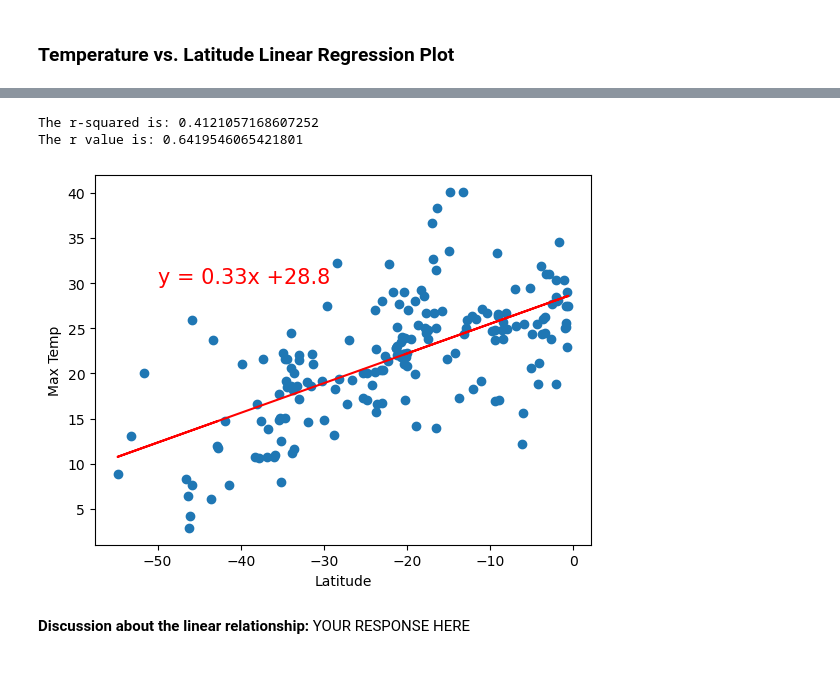
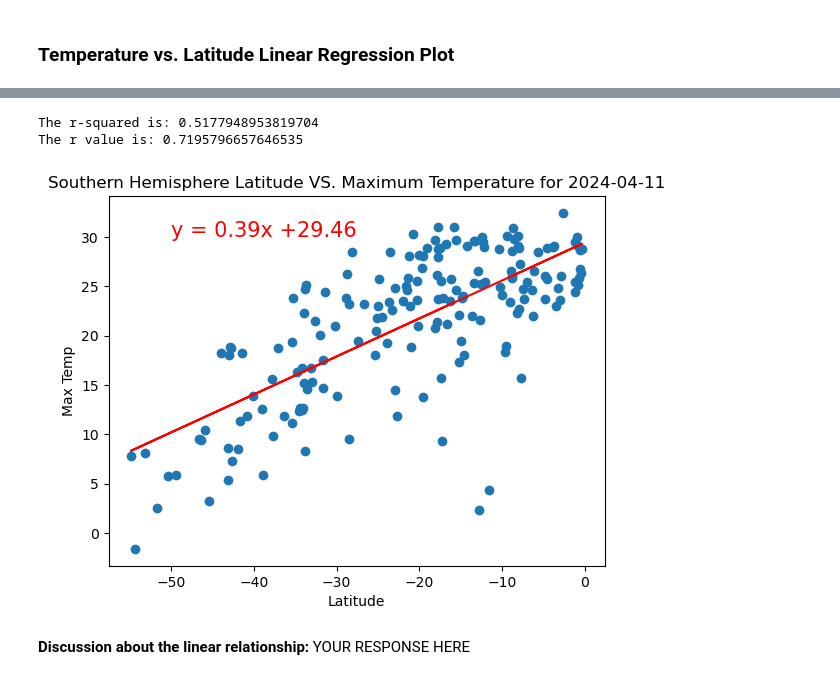
Before and after one commit to Y1U9M9A4I/python-api-challenge, a Jupyter notebook: WeatherPy/WeatherPy_Analysis.ipynb, the cells around one changed output, grey strips where cells are left out. Drawn from its saved outputs; the diff is of its cells as text; code cells hidden in the pictures.

```diff
--- a/WeatherPy/WeatherPy_Analysis.ipynb
+++ b/WeatherPy/WeatherPy_Analysis.ipynb
@@ -325,7 +225,7 @@ Index: []>
 city_data_df.to_csv("output_data/cities.csv", index_label="City_ID")
 # %%
 # Read saved data
-city_data_df = pd.read_csv("output_data/cities2.csv", index_col="City_ID")
+city_data_df = pd.read_csv("output_data/cities.csv", index_col="City_ID")
 
 # Display sample data
 city_data_df.head()
@@ -487,22 +390,24 @@ Text(0, 0.5, 'Max Temp')
 # %%
 # Linear regression on Southern Hemisphere
 x_values = southern_hemi_df["Lat"]
 y_values = southern_hemi_df["Max Temp"]
 (slope, intercept, rvalue, pvalue, stderr) = linregress(x_values, y_values)
 regress_values = x_values * slope + intercept
 line_eq = "y = " + str(round(slope,2)) + "x +" + str(round(intercept,2))
 plt.scatter(x_values, y_values)
 plt.plot(x_values, regress_values, "r-")
 plt.annotate(line_eq,(-50,30),fontsize=15,color="red")
+plt.title('Southern Hemisphere Latitude VS. Maximum Temperature for 2024-04-11')
 plt.xlabel('Latitude')
 plt.ylabel('Max Temp')
+plt.tight_layout
 
 print(f"The r-squared is: {rvalue**2}")
 print(f"The r value is: {rvalue}")
 # %% [output]
-The r-squared is: 0.4121057168607252
-The r value is: 0.6419546065421801
+The r-squared is: 0.5177948953819704
+The r value is: 0.7195796657646535
-[figure, old version]
+[figure, new version]
 # %% [markdown]
 **Discussion about the linear relationship:** YOUR RESPONSE HERE
 # %% [markdown]
```
Also changed, not shown: parts of 26 cells of this notebook, 6 other files.
